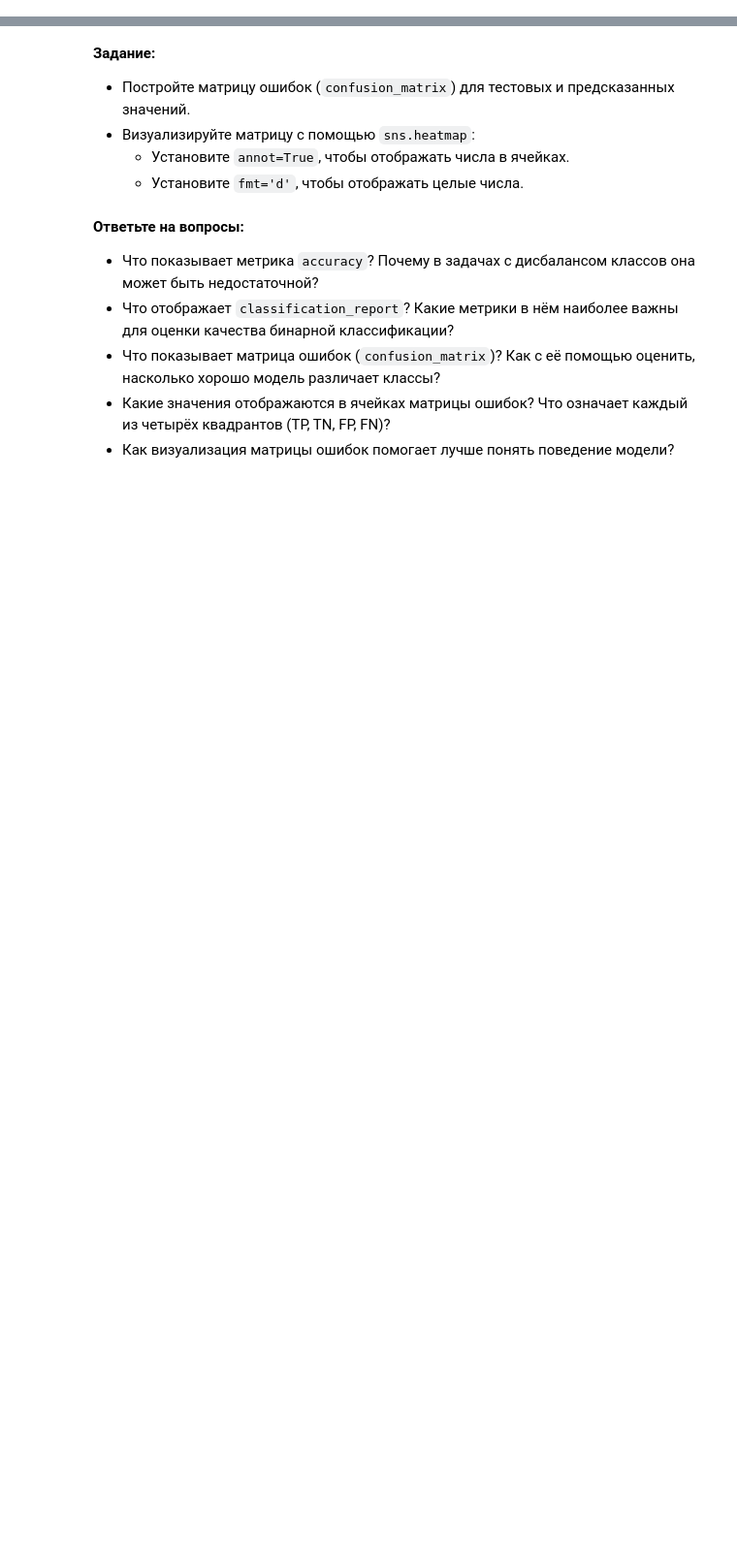
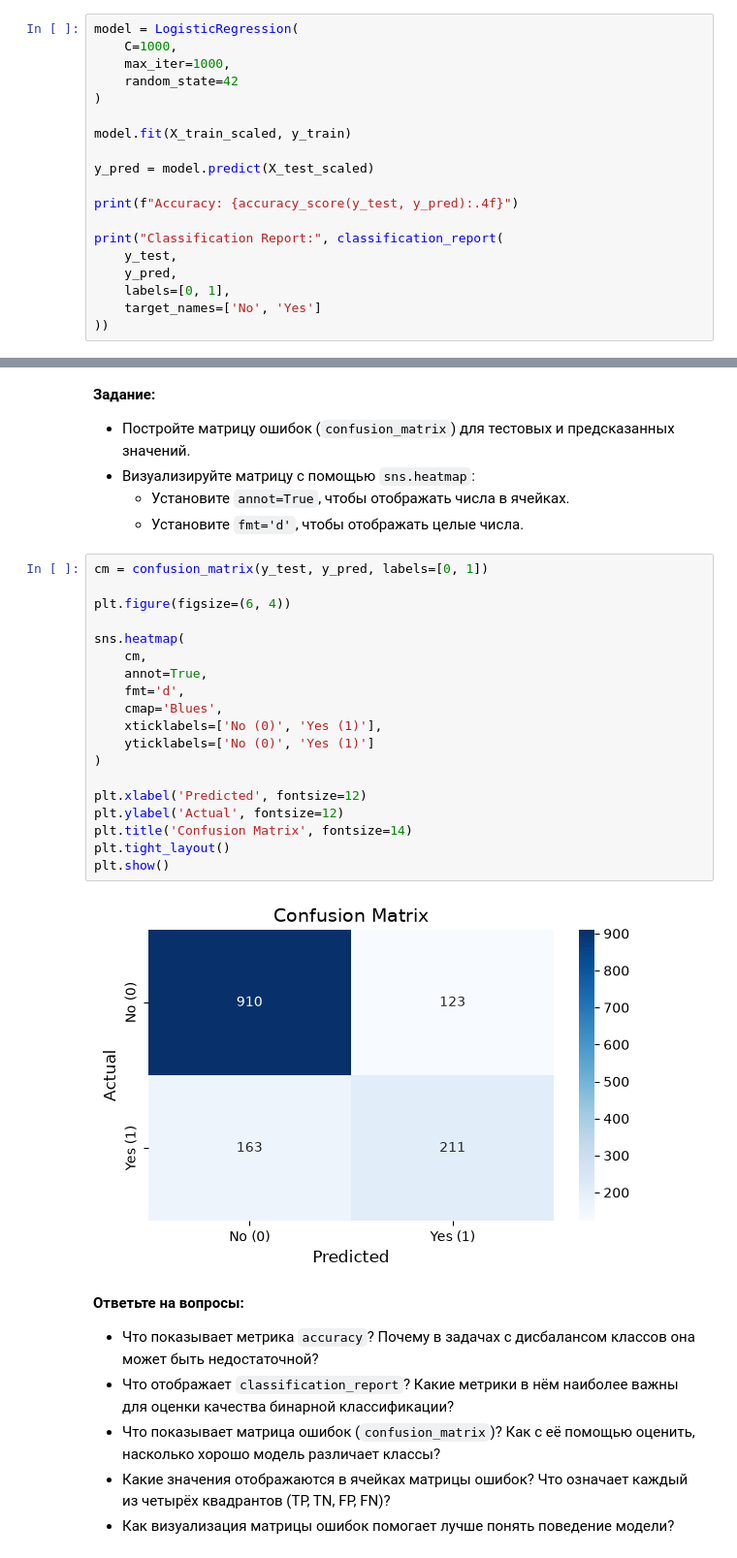
Before and after one commit to generalsuslik/ml-labs, a Jupyter notebook: lw2/LR2_2026.ipynb, the cells around one changed output, grey strips where cells are left out. Shown at 97% size. Saved outputs shown, nothing was run; the diff lists cells and outputs as text; blank space fills up the shorter version.

```diff
--- a/lw2/LR2_2026.ipynb
+++ b/lw2/LR2_2026.ipynb
@@ -375,3 +524,22 @@ plt.show()
 - Выведите метрики:
   - Точность (Accuracy) с помощью `accuracy_score`.
   - Отчет классификации, включающий другие метрики оценки качества классификации, с помощью `classification_report`.
+# %%
+model = LogisticRegression(
+    C=1000,
+    max_iter=1000,
+    random_state=42
+)
+
+model.fit(X_train_scaled, y_train)
+
+y_pred = model.predict(X_test_scaled)
+
+print(f"Accuracy: {accuracy_score(y_test, y_pred):.4f}")
+
+print("Classification Report:", classification_report(
+    y_test,
+    y_pred,
+    labels=[0, 1],
+    target_names=['No', 'Yes']
+))
@@ -381,6 +559,27 @@ plt.show()
 - Визуализируйте матрицу с помощью `sns.heatmap`:
   - Установите `annot=True`, чтобы отображать числа в ячейках.
   - Установите `fmt='d'`, чтобы отображать целые числа.
+# %%
+cm = confusion_matrix(y_test, y_pred, labels=[0, 1])
+
+plt.figure(figsize=(6, 4))
+
+sns.heatmap(
+    cm,
+    annot=True,
+    fmt='d',
+    cmap='Blues',
+    xticklabels=['No (0)', 'Yes (1)'],
+    yticklabels=['No (0)', 'Yes (1)']
+)
+
+plt.xlabel('Predicted', fontsize=12)
+plt.ylabel('Actual', fontsize=12)
+plt.title('Confusion Matrix', fontsize=14)
+plt.tight_layout()
+plt.show()
+# %% [output]
+[figure, added]
 # %% [markdown]
 **Ответьте на вопросы:**
 - Что показывает метрика `accuracy`? Почему в задачах с дисбалансом классов она может быть недостаточной?
```
Also changed, not shown: parts of 22 cells of this notebook.
